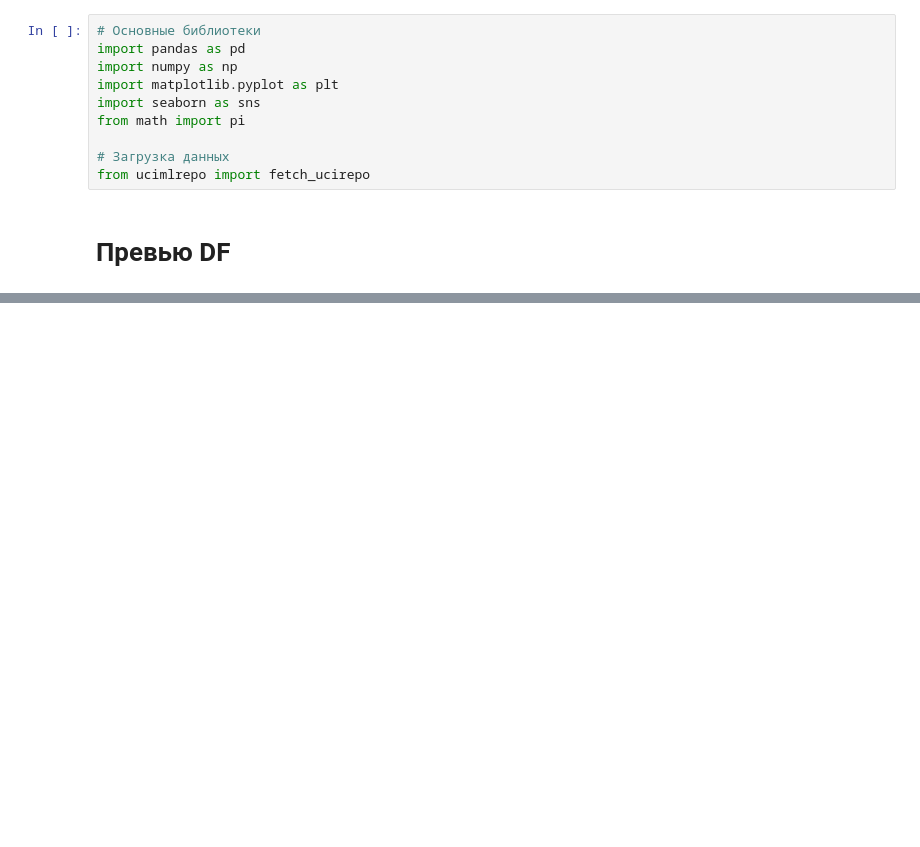
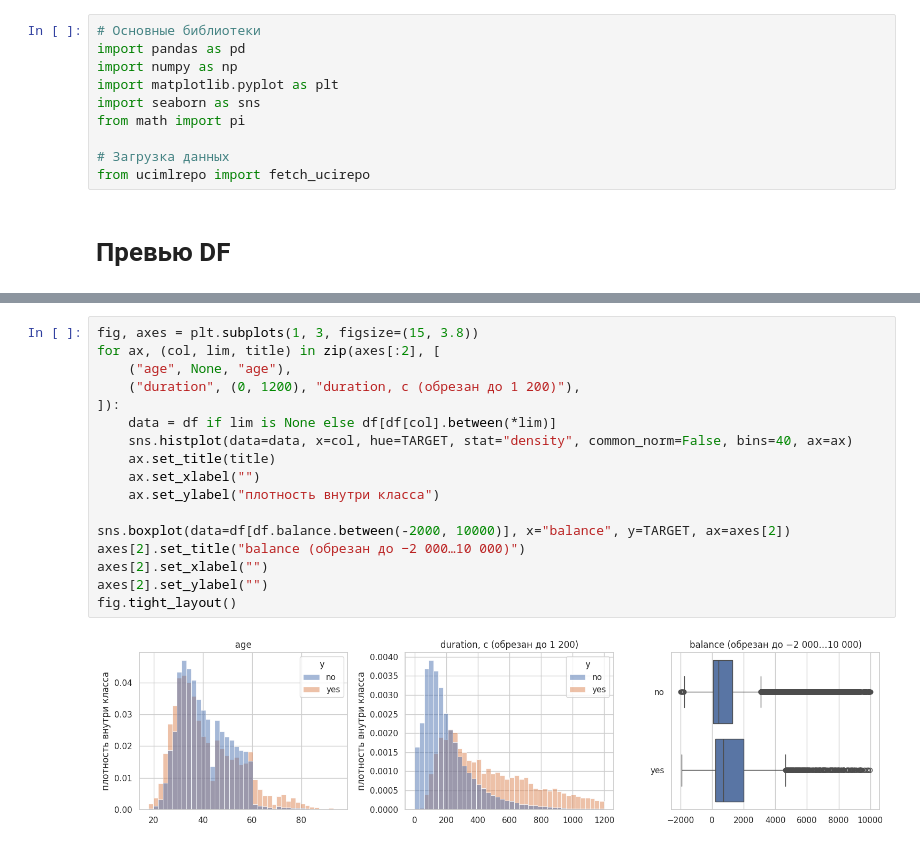
Before and after one commit to RafaelPozoyan/UrFU_project, a Jupyter notebook: practicum.ipynb, the cells around one changed output, grey strips where cells are left out. Saved outputs shown, nothing was run; the diff lists cells and outputs as text; blank space fills up the shorter version.

```diff
--- a/practicum.ipynb
+++ b/practicum.ipynb
@@ -50,0 +209,19 @@ memory usage: 5.9+ MB
+# %%
+fig, axes = plt.subplots(1, 3, figsize=(15, 3.8))
+for ax, (col, lim, title) in zip(axes[:2], [
+    ("age", None, "age"),
+    ("duration", (0, 1200), "duration, с (обрезан до 1 200)"),
+]):
+    data = df if lim is None else df[df[col].between(*lim)]
+    sns.histplot(data=data, x=col, hue=TARGET, stat="density", common_norm=False, bins=40, ax=ax)
+    ax.set_title(title)
+    ax.set_xlabel("")
+    ax.set_ylabel("плотность внутри класса")
+
+sns.boxplot(data=df[df.balance.between(-2000, 10000)], x="balance", y=TARGET, ax=axes[2])
+axes[2].set_title("balance (обрезан до −2 000…10 000)")
+axes[2].set_xlabel("")
+axes[2].set_ylabel("")
+fig.tight_layout()
+# %% [output]
+[figure, added]
```
Also changed, not shown: parts of 30 cells of this notebook.
